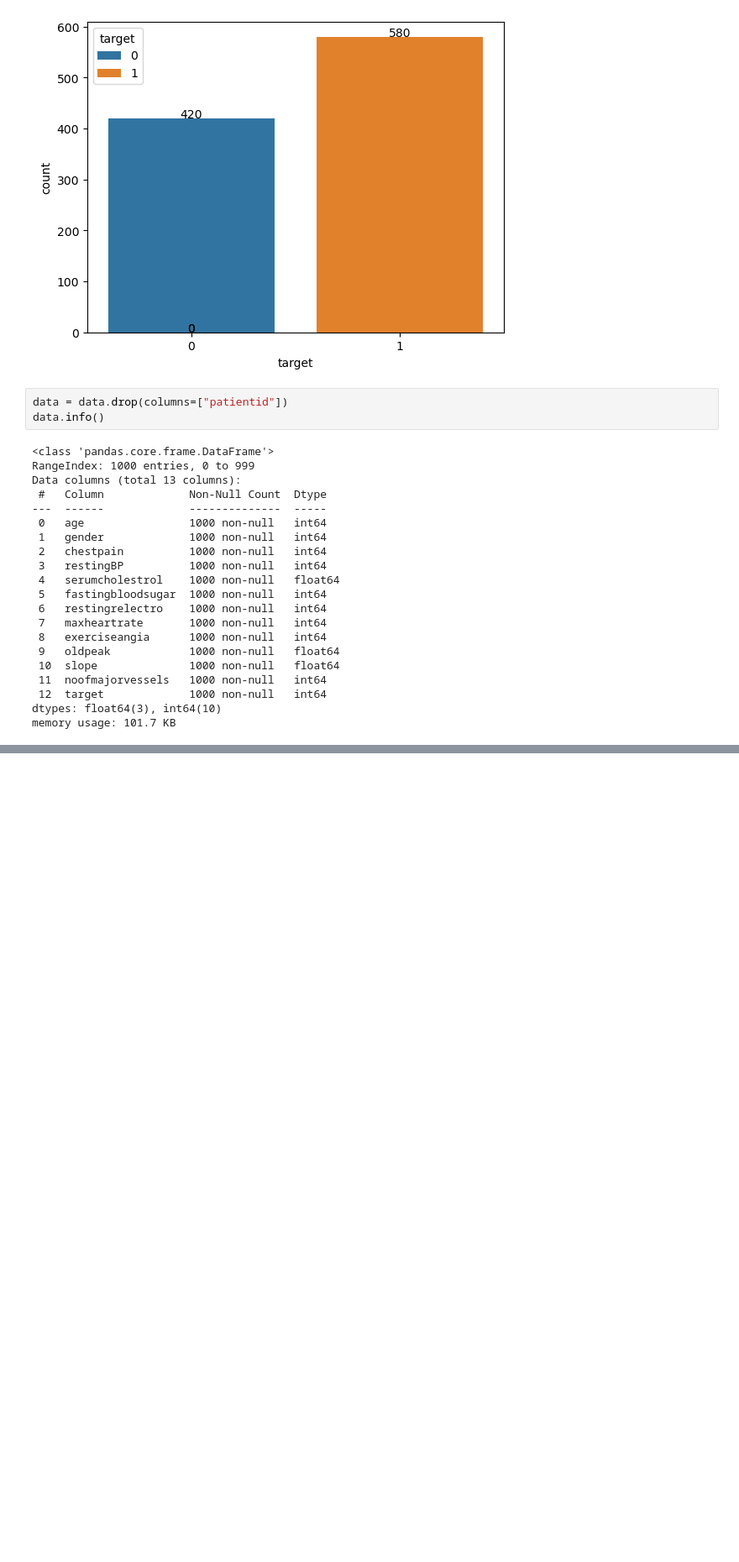
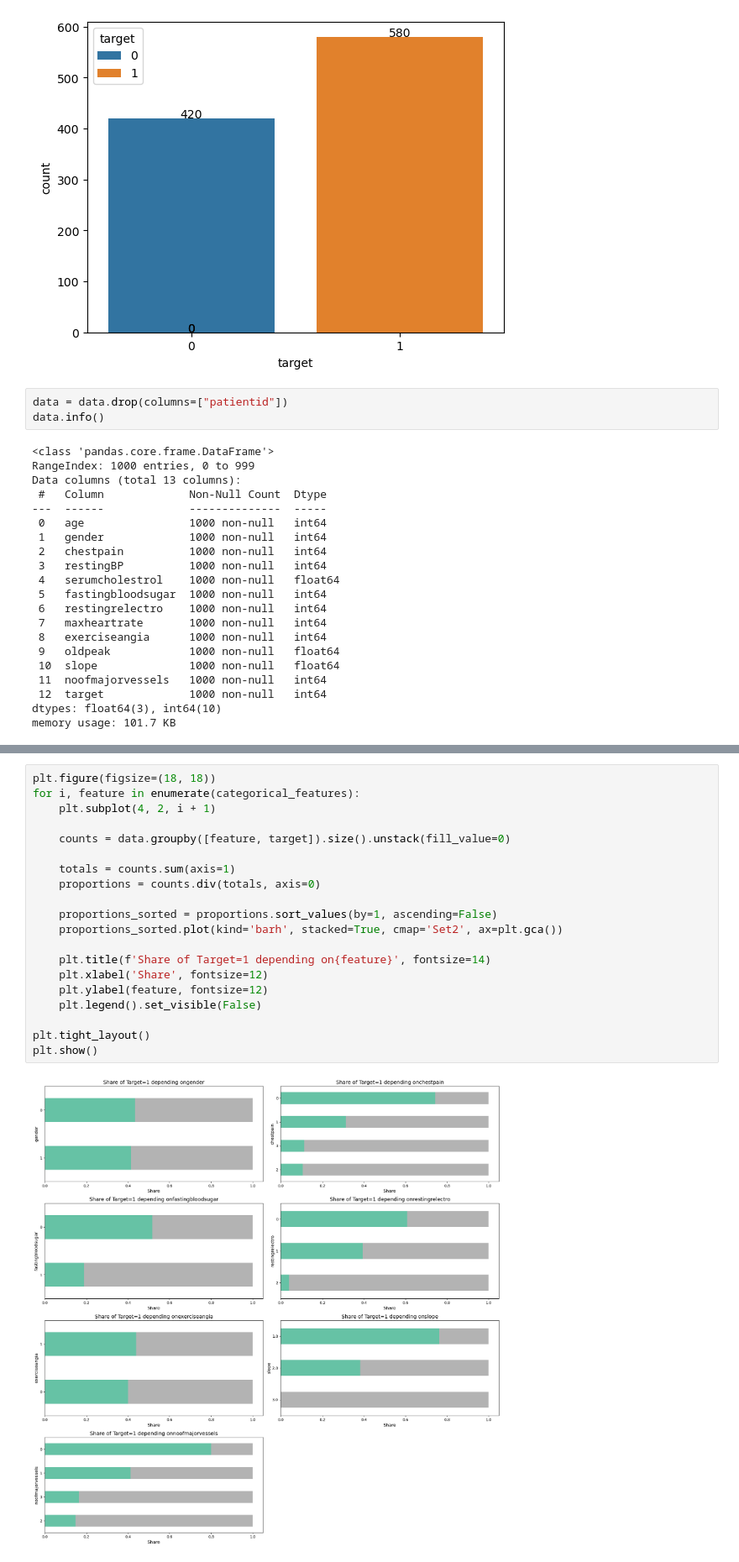
Before and after one commit to Skiner752/Intro-to-machine-learning, a Jupyter notebook: heart.ipynb, the cells around one changed output, grey strips where cells are left out. Shown at 84% size. Saved outputs shown, nothing was run; the diff lists cells and outputs as text; blank space fills up the shorter version.

```diff
--- a/heart.ipynb
+++ b/heart.ipynb
@@ -112,0 +146,22 @@ data = pd.get_dummies(data, columns=category_columns, drop_first=True)
+# %%
+plt.figure(figsize=(18, 18))
+for i, feature in enumerate(categorical_features):
+    plt.subplot(4, 2, i + 1)
+
+    counts = data.groupby([feature, target]).size().unstack(fill_value=0)
+
+    totals = counts.sum(axis=1)
+    proportions = counts.div(totals, axis=0)
+
+    proportions_sorted = proportions.sort_values(by=1, ascending=False)
+    proportions_sorted.plot(kind='barh', stacked=True, cmap='Set2', ax=plt.gca())
+
+    plt.title(f'Share of Target=1 depending on{feature}', fontsize=14)
+    plt.xlabel('Share', fontsize=12)
+    plt.ylabel(feature, fontsize=12)
+    plt.legend().set_visible(False)
+
+plt.tight_layout()
+plt.show()
+# %% [output]
+[figure, added]
```
Also changed, not shown: parts of 9 cells of this notebook.
